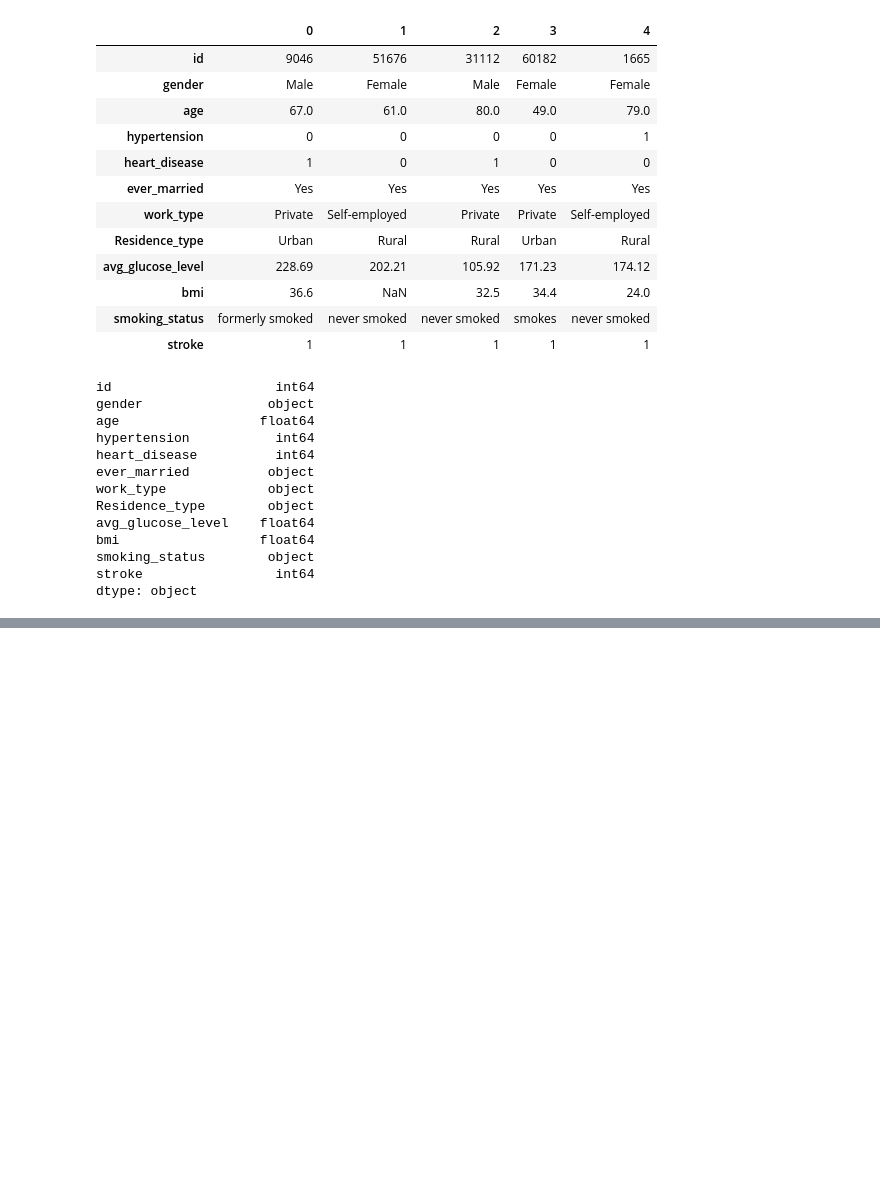
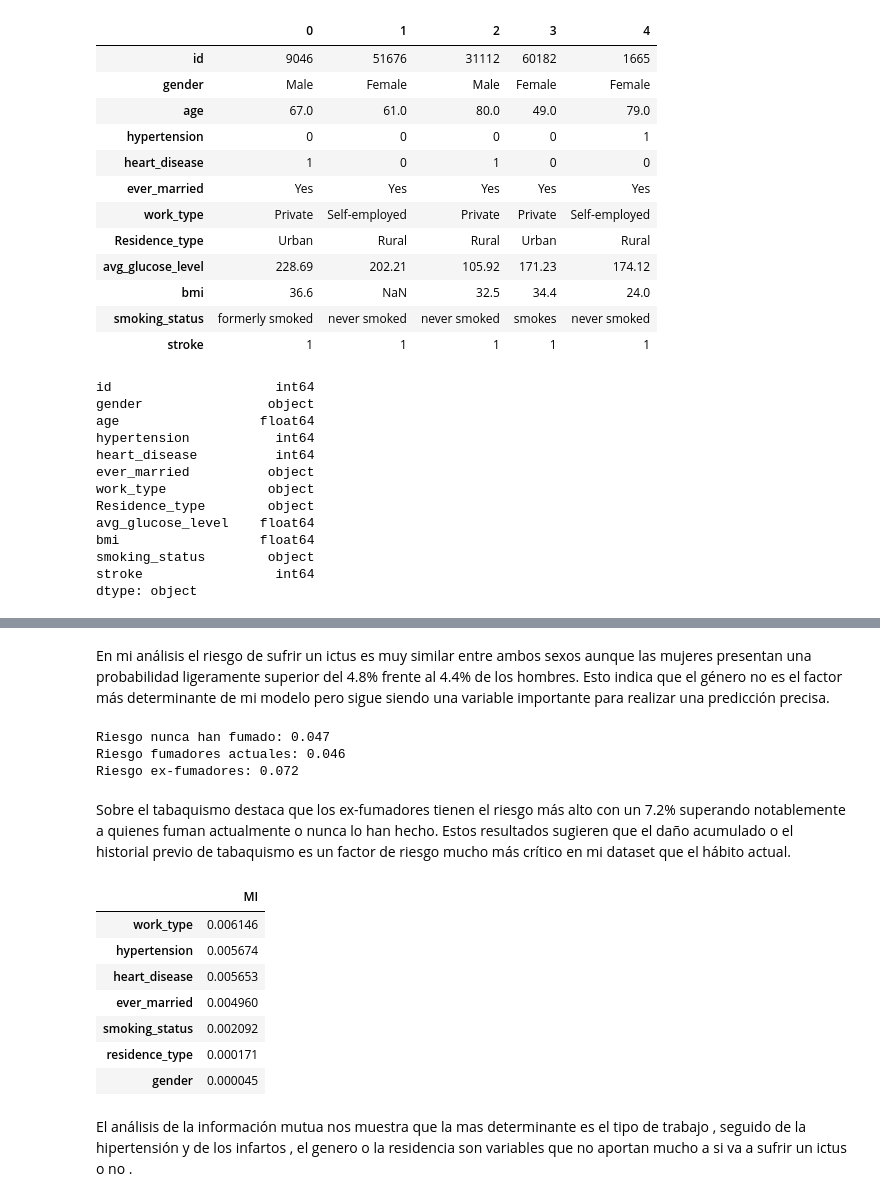
Before and after one commit to jgardom0208/stroke_prediction, a Jupyter notebook: notebooks/cuaderno_stroke_prediction.ipynb, the cells around one changed output, grey strips where cells are left out. Cells and saved outputs as stored; diff of their text form; code cells hidden in the pictures; blank space fills up the shorter version.

```diff
--- a/notebooks/cuaderno_stroke_prediction.ipynb
+++ b/notebooks/cuaderno_stroke_prediction.ipynb
@@ -41,0 +120,17 @@ Como todos los tipos de dat
+# %%
+#Vamos a ver el numero de valores unicos por columna
+categorical = [
+    'gender',
+    'ever_married',
+    'work_type',
+    'residence_type',
+    'smoking_status',
+    'hypertension',
+    'heart_disease'
+]
+numerical = [
+    'age',
+    'avg_glucose_level',
+    'bmi'
+]
+df[categorical].nunique()
@@ -41,0 +146,18 @@ Como todos los tipos de dat
+# %%
+#Ahora con todo preparado vamos a separar los datos
+from sklearn.model_selection import train_test_split
+#Dividimos en entrenamiento y testn es train full ya que despues se sacara validacion
+df_train_full , df_test = train_test_split(df, test_size=0.2, random_state=1)
+
+# Dividimos en entrenamiento y validacion
+df_train , df_val = train_test_split(df_train_full, test_size=0.33, random_state=1)
+
+# Guardammos las etiquetas de los ejemplos en una variable
+y_train = df_train.stroke.values
+y_val = df_val.stroke.values
+y_test = df_test.stroke.values
+
+# Eliminamos la columna de etiquetas de los datos
+del df_train['stroke']
+del df_val['stroke']
+del df_test['stroke']
@@ -41,0 +193,39 @@ Como todos los tipos de dat
+# %% [markdown]
+En mi análisis el riesgo de sufrir un ictus es muy similar entre ambos sexos aunque las mujeres presentan una probabilidad ligeramente superior del 4.8% frente al 4.4% de los hombres. Esto indica que el género no es el factor más determinante de mi modelo pero sigue siendo una variable importante para realizar una predicción precisa.
+# %%
+# Vamos a ver tambien si el estado de fumador influye en la media de ictus
+never_mean = df_train_full[df_train_full.smoking_status == 'never_smoked'].stroke.mean()
+print(f'Riesgo nunca han fumado: {round(never_mean, 3)}')
+
+smokes_mean = df_train_full[df_train_full.smoking_status == 'smokes'].stroke.mean()
+print(f'Riesgo fumadores actuales: {round(smokes_mean, 3)}')
+
+formerly_mean = df_train_full[df_train_full.smoking_status == 'formerly_smoked'].stroke.mean()
+print(f'Riesgo ex-fumadores: {round(formerly_mean, 3)}')
+# %% [output]
+Riesgo nunca han fumado: 0.047
+Riesgo fumadores actuales: 0.046
+Riesgo ex-fumadores: 0.072
+# %% [markdown]
+Sobre el tabaquismo destaca que los ex-fumadores tienen el riesgo más alto con un 7.2% superando notablemente a quienes fuman actualmente o nunca lo han hecho. Estos resultados sugieren que el daño acumulado o el historial previo de tabaquismo es un factor de riesgo mucho más crítico en mi dataset que el hábito actual.
+# %%
+from sklearn.metrics import mutual_info_score
+# Calculo de la informacion mutua para cada variable categorica
+# la correlaccion que tiene la variable objetivo con cada variable
+# , solo para categoricas , si es 0 no tiene relacion y mientras mas alto mas relacion
+calculate_mi = lambda col: mutual_info_score(col, df_train_full.stroke)
+
+df_mi = df_train_full[categorical].apply(calculate_mi)
+df_mi = df_mi.sort_values(ascending=False).to_frame(name='MI')
+df_mi
+# %% [output]
+|  | MI |
+| work_type | 0.006146 |
+| hypertension | 0.005674 |
+| heart_disease | 0.005653 |
+| ever_married | 0.004960 |
+| smoking_status | 0.002092 |
+| residence_type | 0.000171 |
+| gender | 0.000045 |
+# %% [markdown]
+El análisis de la información mutua nos muestra que la mas determinante es el tipo de trabajo , seguido de la hipertensión y de los infartos , el genero o la residencia son variables que no aportan mucho a si va a sufrir un ictus o no .
```
Also changed, not shown: parts of 45 cells of this notebook, 6 other files.
